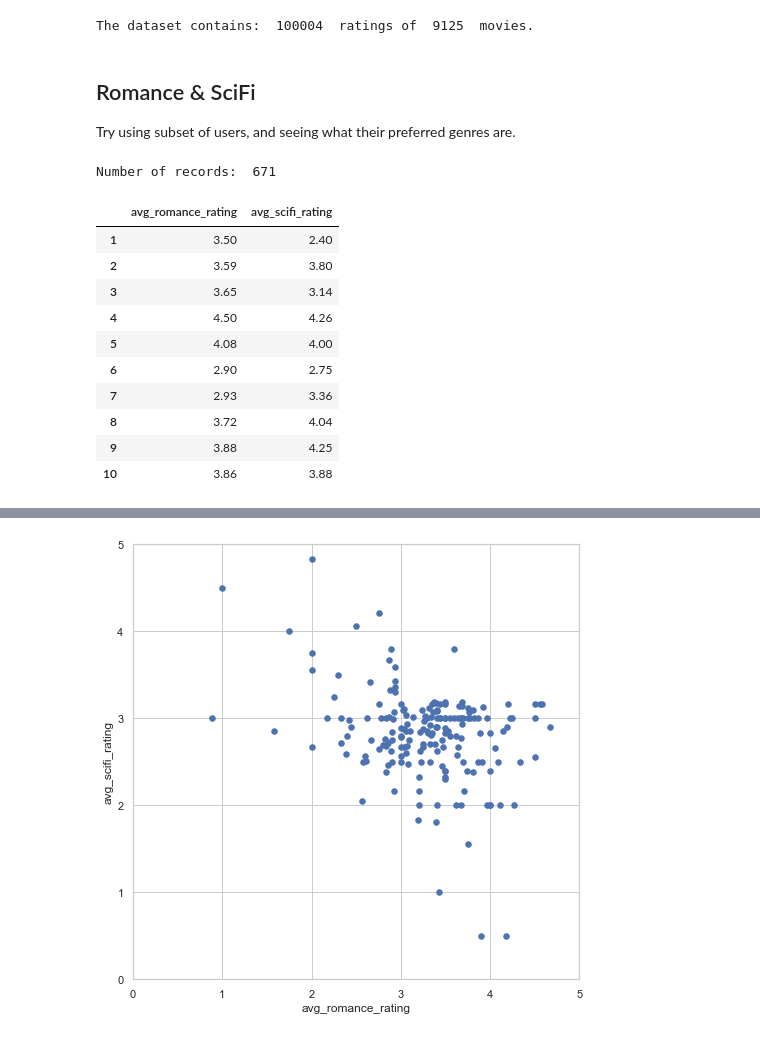
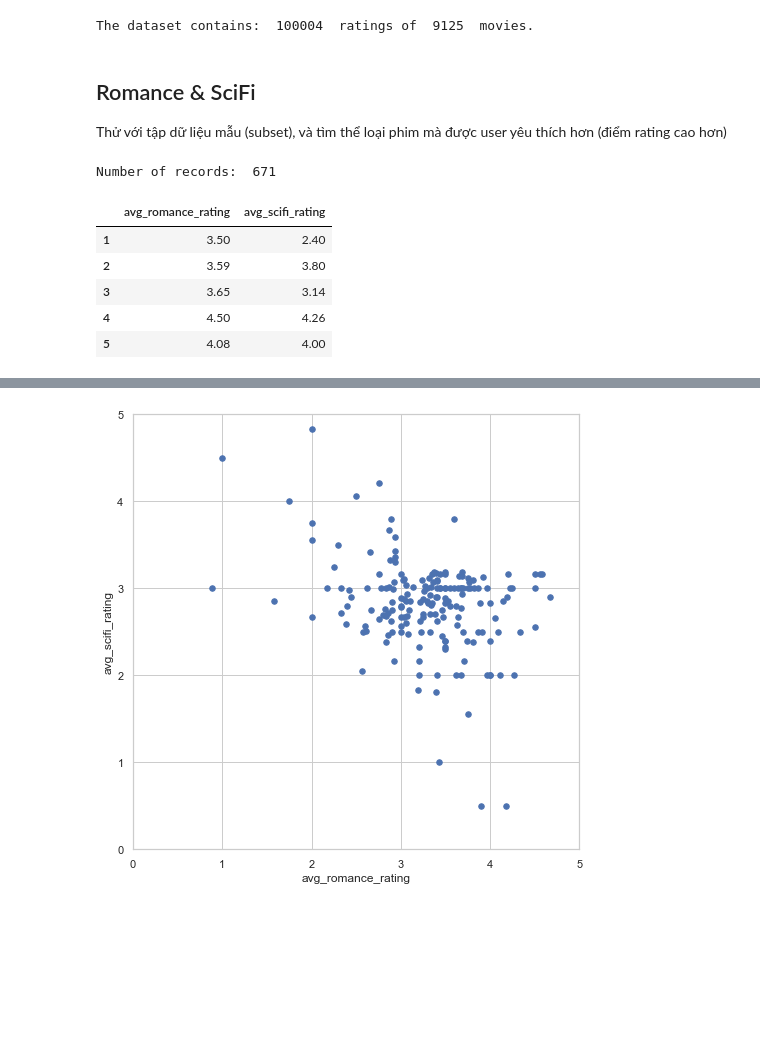
Before and after one commit to ttduongtran/practice-data-mining, a Jupyter notebook: index_kmeans_prediction_recomendation.ipynb, the cells around one changed output, grey strips where cells are left out. Saved outputs shown, nothing was run; the diff lists cells and outputs as text; code cells hidden in the pictures; blank space fills up the shorter version.

```diff
--- a/index_prediction_vi.ipynb
+++ b/index_kmeans_prediction_recomendation.ipynb
@@ -130,35 +132,29 @@ helper.multi_bar(genres_dataset_test, filename='genres_bar.png')
 print('The dataset contains: ', len(ratings), ' ratings of ', len(movies), ' movies.')
 # %% [output]
 The dataset contains:  100004  ratings of  9125  movies.
-# %% [markdown]
-## Romance & SciFi
-
-Try using subset of users, and seeing what their preferred genres are.
+# %% [markdown]
+## Romance & SciFi
+
+Thử với tập dữ liệu mẫu (subset), và tìm thể loại phim mà được user yêu thích hơn (điểm rating cao hơn)
 # %%
 # [7]
 
-# Calculate the average rating of ['Romance', 'Comedy'] movies
 # get_genre_ratings(ratings, movies, genres, column_names)
-genre_ratings_columns = ['Romance', 'Sci-Fi']
-genre_ratings_avg_columns = ['avg_romance_rating', 'avg_scifi_rating']
+genre_ratings_columns = ['Romance', 'Sci-Fi'] # khởi tạo mảng thể loại cần phân tích
+genre_ratings_avg_columns = ['avg_romance_rating', 'avg_scifi_rating'] # khởi tạo mảng label cho giá trị rating trung bình theo thể loại
 
-# tính lượt rating trung bình từng thể loại
+# tính lượt rating trung bình từng thể loại ['Romance', 'Comedy']
 genre_ratings = helper.get_genre_ratings(ratings, movies, genre_ratings_columns, genre_ratings_avg_columns)
 print( "Number of records: ", len(genre_ratings))
-genre_ratings.head(10)
+genre_ratings.head()
 # %% [output]
 Number of records:  671
 |  | avg_romance_rating | avg_scifi_rating |
 | 1 | 3.50 | 2.40 |
 | 2 | 3.59 | 3.80 |
 | 3 | 3.65 | 3.14 |
 | 4 | 4.50 | 4.26 |
 | 5 | 4.08 | 4.00 |
-| 6 | 2.90 | 2.75 |
-| 7 | 2.93 | 3.36 |
-| 8 | 3.72 | 4.04 |
-| 9 | 3.88 | 4.25 |
-| 10 | 3.86 | 3.88 |
 # %%
 # [8]
 # bias_genre_rating_dataset(genre_ratings, score_limit_1, score_limit_2)
```
Also changed, not shown: parts of 15 cells of this notebook, 2 other files.
